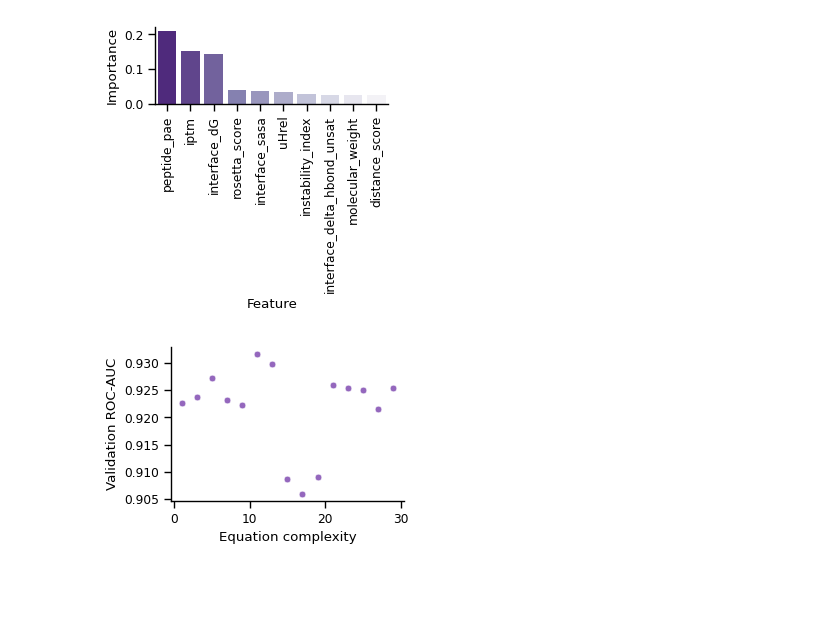
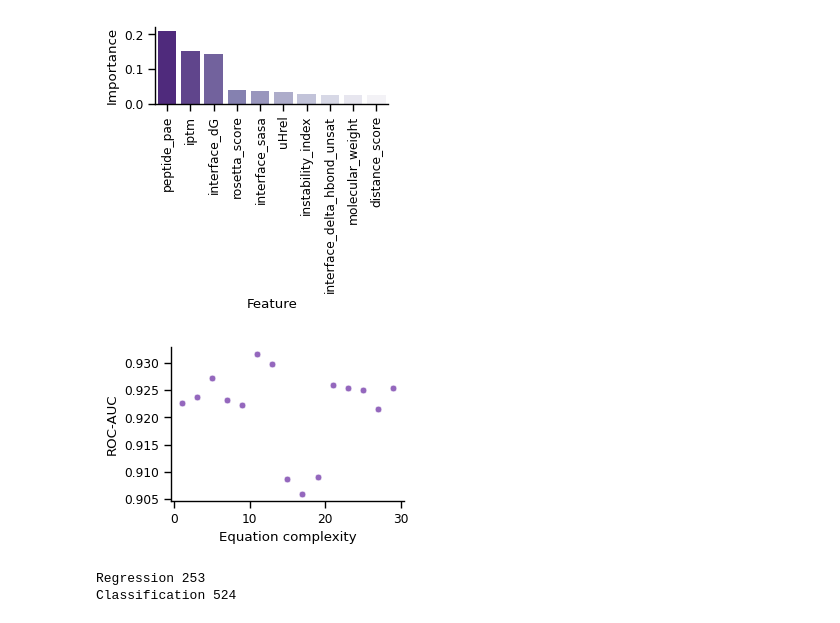
Before and after one commit to ErikHartman/PepBind, a Jupyter notebook: src/binding_score_function/notebooks/pred_equation_v1.ipynb, the cells around one changed output. Cells and saved outputs as stored; diff of their text form; code cells hidden in the pictures; blank space fills up the shorter version.

```diff
--- a/src/binding_score_function/notebooks/pred_equation_v1.ipynb
+++ b/src/binding_score_function/notebooks/pred_equation_v1.ipynb
@@ -180,9 +180,16 @@ Passing `palette` without assigning `hue` is deprecated and will be removed in v
 # %%
 plt.figure(figsize=(3,2))
 sns.scatterplot(data=classification_symbolic_equations, x="complexity", y="val_auc", color="tab:purple")
 plt.xlabel("Equation complexity")
-plt.ylabel("Validation ROC-AUC")
+plt.ylabel("ROC-AUC")
 sns.despine()
 plt.savefig("./plots/classification_symbolic_equation_complexity.svg", bbox_inches='tight', dpi=300)
 # %% [output]
-[figure, old version]
+[figure, new version]
+# %%
+# total number of test+train+val peptides
+print("Regression", regression_train_predictions.shape[0] + regression_val_predictions.shape[0] + test_real_predictions.shape[0])
+print("Classification", classification_train_predictions.shape[0] + classification_val_predictions.shape[0] + test_decoy_predictions.shape[0] + test_real_predictions.shape[0])
+# %% [output]
+Regression 253
+Classification 524
```
Also changed, not shown: parts of 1 cell of this notebook, 9 other files.
